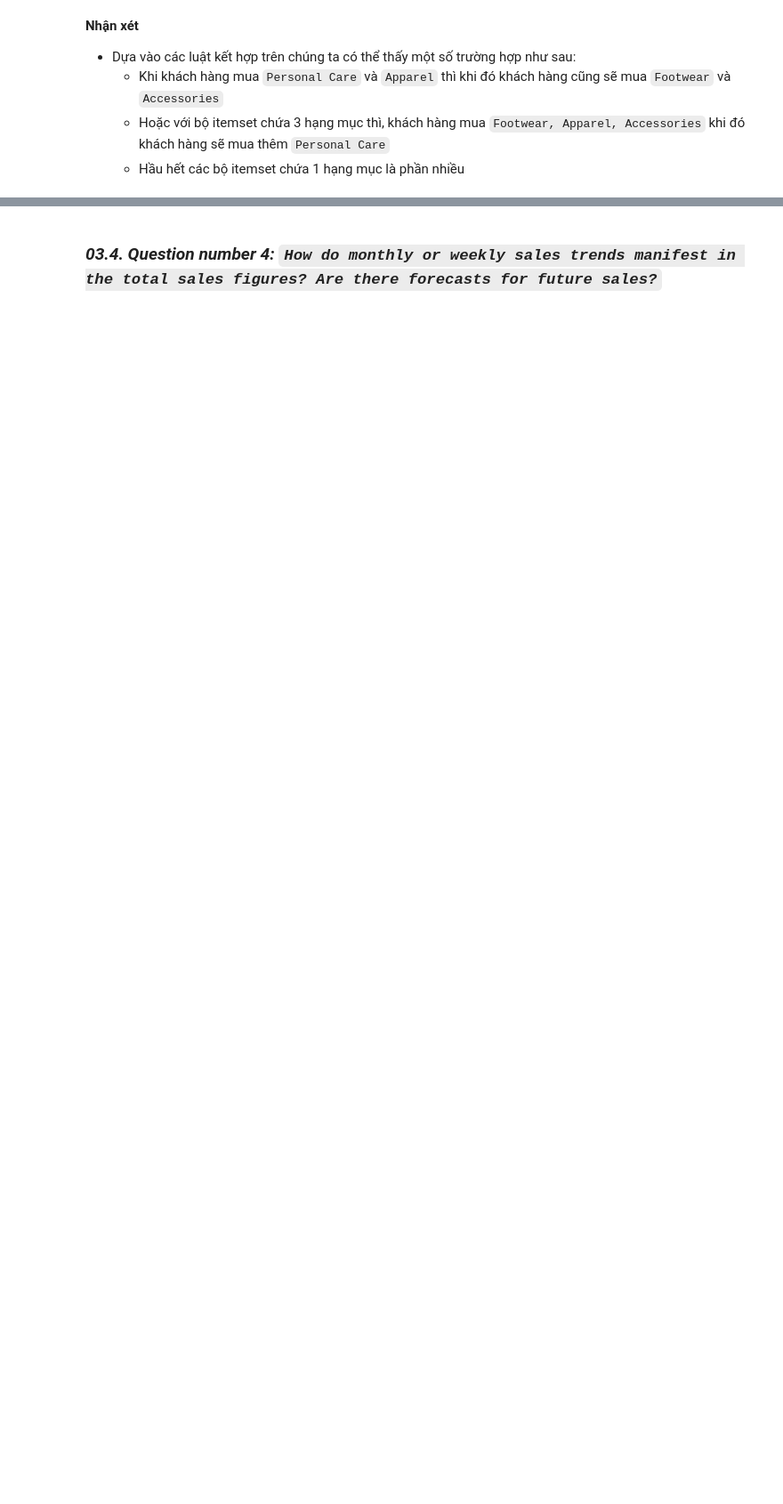
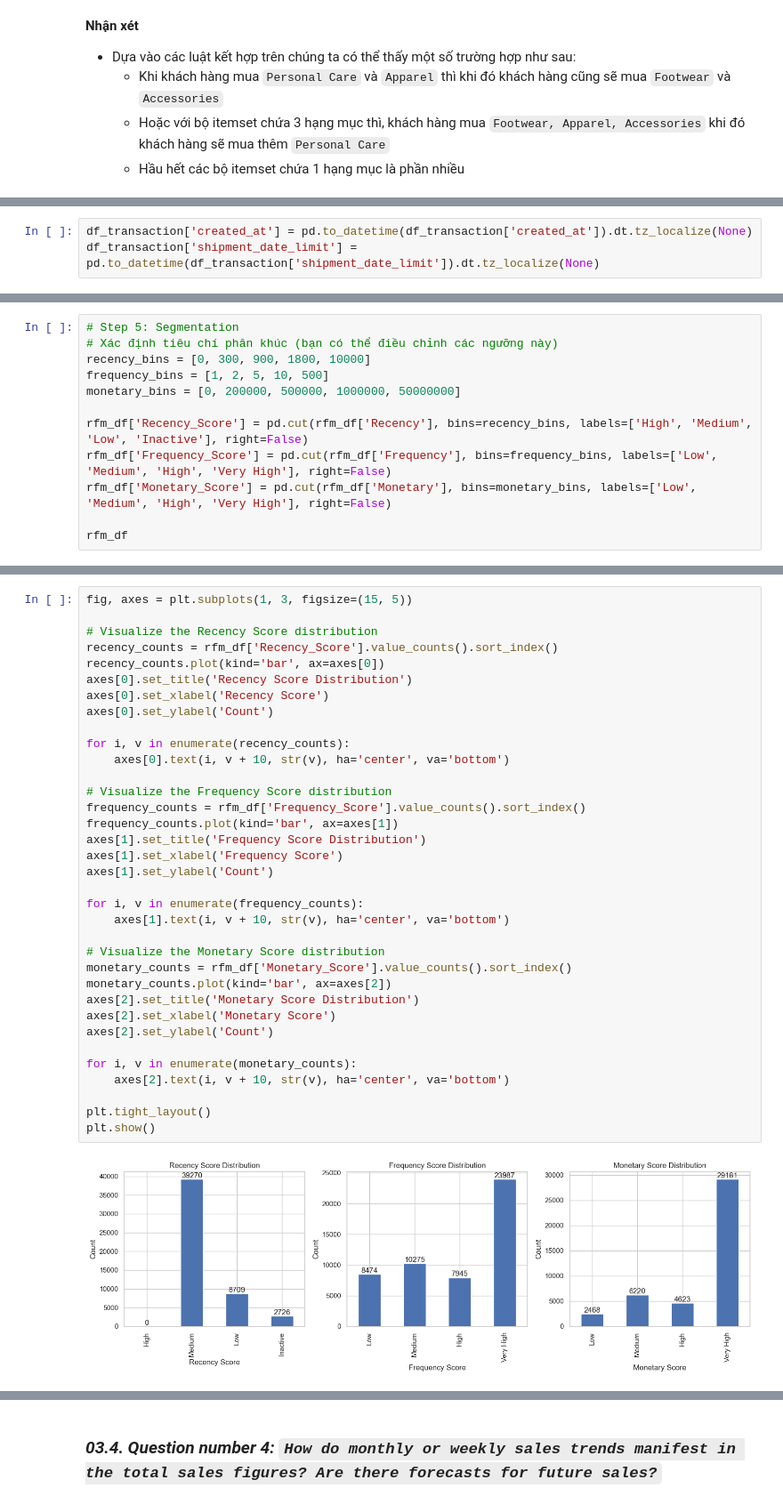
Before and after one commit to thanhanphan17/fashion-campus-dataset-analysis, a Jupyter notebook: [03]-Asking-Questions-and-Analyzing.ipynb, the cells around one changed output, grey strips where cells are left out. Shown at 89% size. Saved outputs shown, nothing was run; the diff lists cells and outputs as text; blank space fills up the shorter version.

```diff
--- a/[03]-Asking-Questions-and-Analyzing.ipynb
+++ b/[03]-Asking-Questions-and-Analyzing.ipynb
@@ -356,0 +430,3 @@ plt.show()
+# %%
+df_transaction['created_at'] = pd.to_datetime(df_transaction['created_at']).dt.tz_localize(None)
+df_transaction['shipment_date_limit'] = pd.to_datetime(df_transaction['shipment_date_limit']).dt.tz_localize(None)
@@ -356,0 +451,12 @@ plt.show()
+# %%
+# Step 5: Segmentation
+# Xác định tiêu chí phân khúc (bạn có thể điều chỉnh các ngưỡng này)
+recency_bins = [0, 300, 900, 1800, 10000]
+frequency_bins = [1, 2, 5, 10, 500]
+monetary_bins = [0, 200000, 500000, 1000000, 50000000]
+
+rfm_df['Recency_Score'] = pd.cut(rfm_df['Recency'], bins=recency_bins, labels=['High', 'Medium', 'Low', 'Inactive'], right=False)
+rfm_df['Frequency_Score'] = pd.cut(rfm_df['Frequency'], bins=frequency_bins, labels=['Low', 'Medium', 'High', 'Very High'], right=False)
+rfm_df['Monetary_Score'] = pd.cut(rfm_df['Monetary'], bins=monetary_bins, labels=['Low', 'Medium', 'High', 'Very High'], right=False)
+
+rfm_df
@@ -356,0 +482,37 @@ plt.show()
+# %%
+fig, axes = plt.subplots(1, 3, figsize=(15, 5))
+
+# Visualize the Recency Score distribution
+recency_counts = rfm_df['Recency_Score'].value_counts().sort_index()
+recency_counts.plot(kind='bar', ax=axes[0])
+axes[0].set_title('Recency Score Distribution')
+axes[0].set_xlabel('Recency Score')
+axes[0].set_ylabel('Count')
+
+for i, v in enumerate(recency_counts):
+    axes[0].text(i, v + 10, str(v), ha='center', va='bottom')
+
+# Visualize the Frequency Score distribution
+frequency_counts = rfm_df['Frequency_Score'].value_counts().sort_index()
+frequency_counts.plot(kind='bar', ax=axes[1])
+axes[1].set_title('Frequency Score Distribution')
+axes[1].set_xlabel('Frequency Score')
+axes[1].set_ylabel('Count')
+
+for i, v in enumerate(frequency_counts):
+    axes[1].text(i, v + 10, str(v), ha='center', va='bottom')
+
+# Visualize the Monetary Score distribution
+monetary_counts = rfm_df['Monetary_Score'].value_counts().sort_index()
+monetary_counts.plot(kind='bar', ax=axes[2])
+axes[2].set_title('Monetary Score Distribution')
+axes[2].set_xlabel('Monetary Score')
+axes[2].set_ylabel('Count')
+
+for i, v in enumerate(monetary_counts):
+    axes[2].text(i, v + 10, str(v), ha='center', va='bottom')
+
+plt.tight_layout()
+plt.show()
+# %% [output]
+[figure, added]
```
Also changed, not shown: parts of 25 cells of this notebook.
